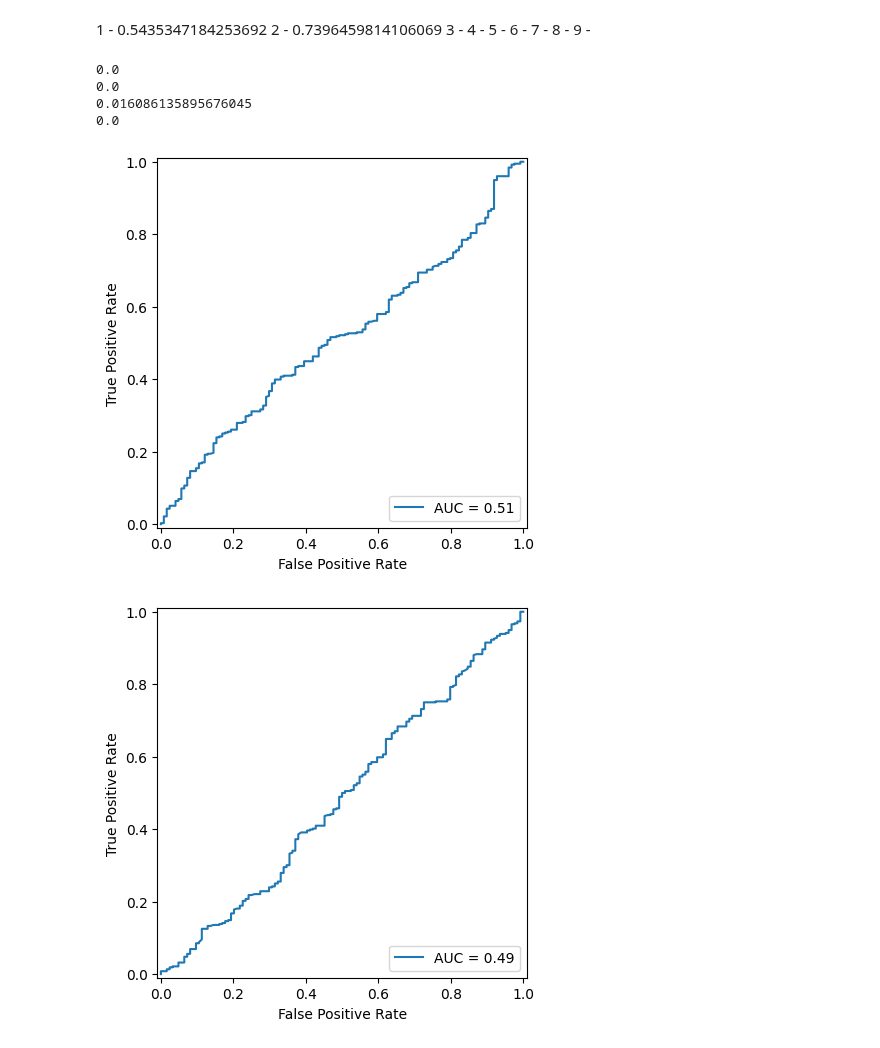
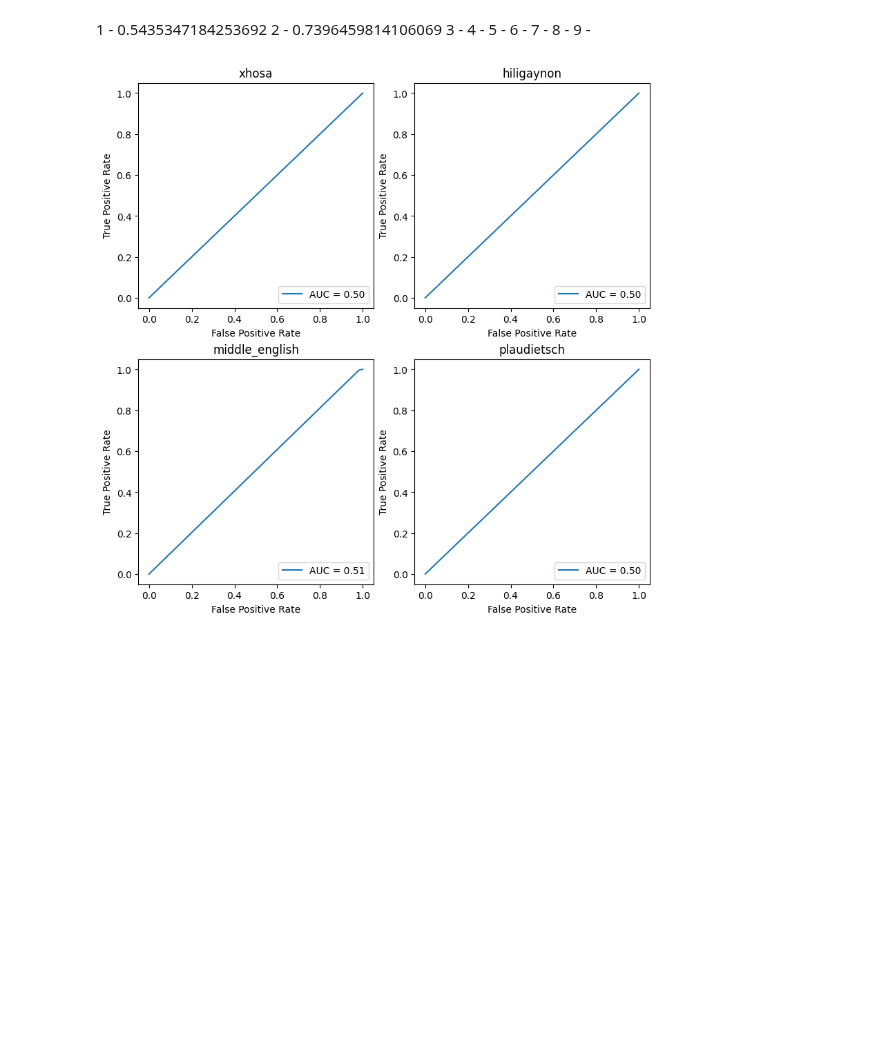
Before and after one commit to VaggelisSpi/NaCo_Project, a Jupyter notebook: naco_proj/assignment2/calculations.ipynb, the cells around one changed output. Saved outputs shown, nothing was run; the diff lists cells and outputs as text; code cells hidden in the pictures; blank space fills up the shorter version.

```diff
--- a/naco_proj/assignment2/calculations.ipynb
+++ b/naco_proj/assignment2/calculations.ipynb
@@ -51,9 +51,20 @@ roc.plot()
 <sklearn.metrics._plot.roc_curve.RocCurveDisplay at 0x...>
 [figure]
 # %%
+def preprocess_data(data):
+    anomalous_data = data[data['anomalous'] == 1]
+    sensitivity = len(anomalous_data[anomalous_data['score'] > r]) / len(anomalous_data)
+
+    non_anomalous_data = data[data['anomalous'] == 0]
+    specificity = len(non_anomalous_data[non_anomalous_data['score'] < r]) / len(non_anomalous_data)
+
+    data['y'] = (data['score'] > r)
+
+    return anomalous_data, non_anomalous_data, data
+
+
 def caclulate_roc_auc(data):
     fpr, tpr, thresholds = metrics.roc_curve(data['anomalous'], data['y'])
-    auc = metrics.auc(fpr, tpr)
     auc = metrics.roc_auc_score(data['anomalous'], data['y'])
     roc = metrics.RocCurveDisplay(fpr=fpr, tpr=tpr, roc_auc=auc)
 
@@ -101,34 +99,23 @@ for r in range(1, 10):
 9 -
 # %%
 languages = ['xhosa', 'hiligaynon', 'middle_english', 'plaudietsch']
+fig, ax = plt.subplots(2, 2, figsize=(8, 8), constrained_layout=True)
+i = 0
+# java -jar negsel2.jar -self english.train -n 10 -l -c -r 3
 
 for language in languages:
     data = pd.DataFrame()
     # data['input'] = pd.read_csv(directory + language +'english_tagalog.test', header=None)  # input sentence
     data['score'] = pd.read_csv(directory + language + '_res.txt', header=None).astype(np.float32)  # anomaly score
     data['anomalous'] = 1
     data.loc[:123, 'anomalous'] = 0
-    # anomalous or not: 124 * 0
 
-    anomalous_data = data[data['anomalous'] == 1]
-    sensitivity = len(anomalous_data[anomalous_data['score'] > r]) / len(anomalous_data)
+    _, _, data = preprocess_data(data)
 
-    non_anomalous_data = data[data['anomalous'] == 0]
-    specificity = len(non_anomalous_data[non_anomalous_data['score'] < r]) / len(non_anomalous_data)
-    # specificity = 1 - specificity
-
-    data['y'] = (data['score'] > r)
-
-    print(specificity * sensitivity)
-    fpr, tpr, thresholds = metrics.roc_curve(data['anomalous'], data['score'])
-    auc = metrics.auc(fpr, tpr)
-    auc = metrics.roc_auc_score(data['anomalous'], data['score'])
-    roc = metrics.RocCurveDisplay(fpr=fpr, tpr=tpr, roc_auc=auc)
-    roc.plot()
+    auc, roc = caclulate_roc_auc(data)
+    axis = ax[i//2, i%2]
+    i+=1
+    roc.plot(ax=axis)
+    axis.set_title(language)
 # %% [output]
-0.0
-0.0
-0.016086135895676045
-0.0
-[figure, old version]
+[figure, new version]
-[figure, removed]
```
Also changed, not shown: parts of 2 cells of this notebook.
